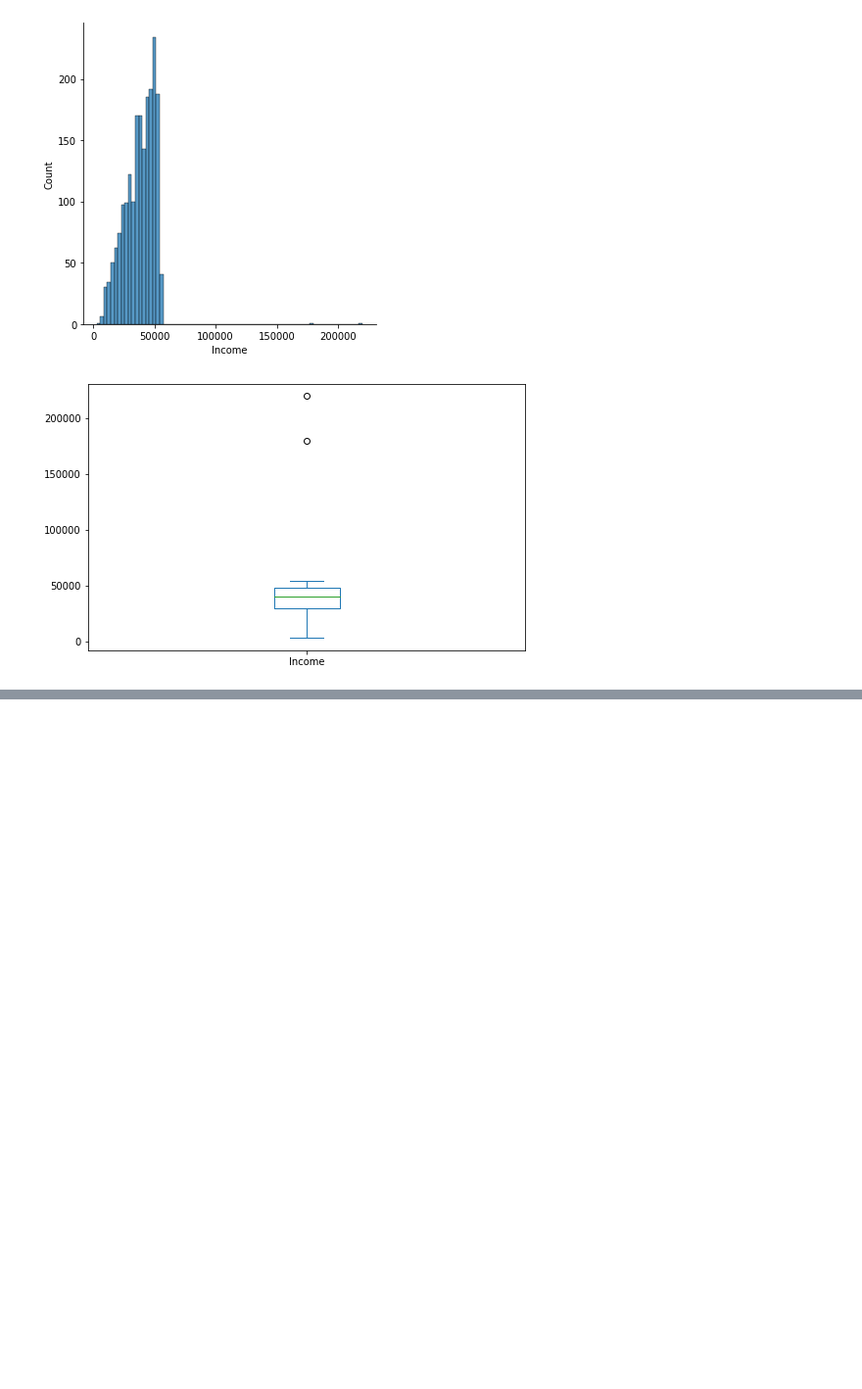
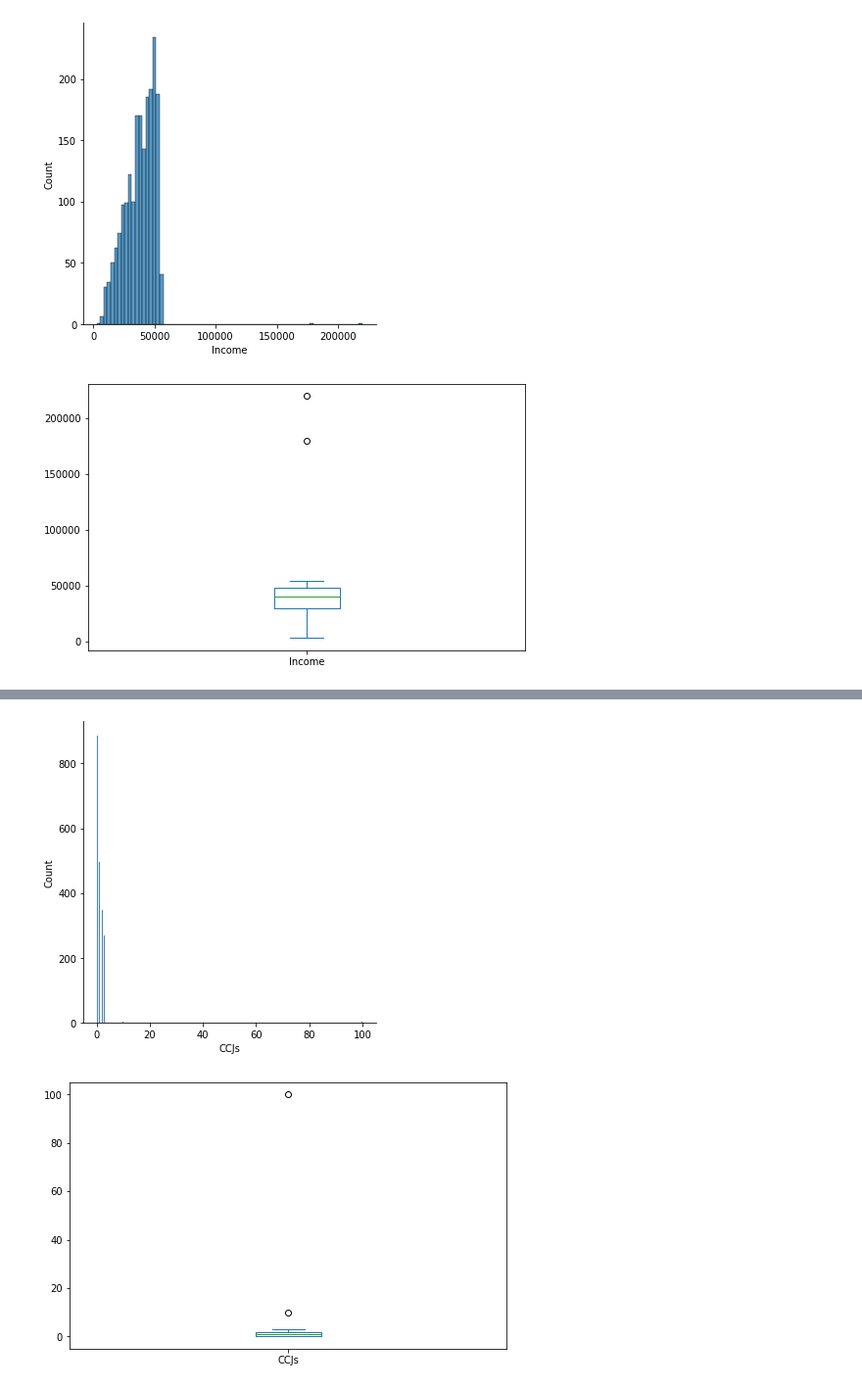
Before and after one commit to John-Ad/DTA-Assignment, a Jupyter notebook: dta_assignment/Assignment code.ipynb, the cells around one changed output, grey strips where cells are left out. Shown at 98% size. Drawn from its saved outputs; the diff is of its cells as text; code cells hidden in the pictures; blank space fills up the shorter version.

```diff
--- a/dta_assignment/Assignment code.ipynb
+++ b/dta_assignment/Assignment code.ipynb
@@ -321,0 +367,10 @@ plt.show()
+# %%
+
+#####  plot initial graphs  #####
+sns.displot(loanData['CCJs'])
+plt.show()
+loanData['CCJs'].plot.box(figsize=(8,5))
+plt.show()
+# %% [output]
+[figure, added]
+[figure, added]
```
Also changed, not shown: parts of 39 cells of this notebook.
